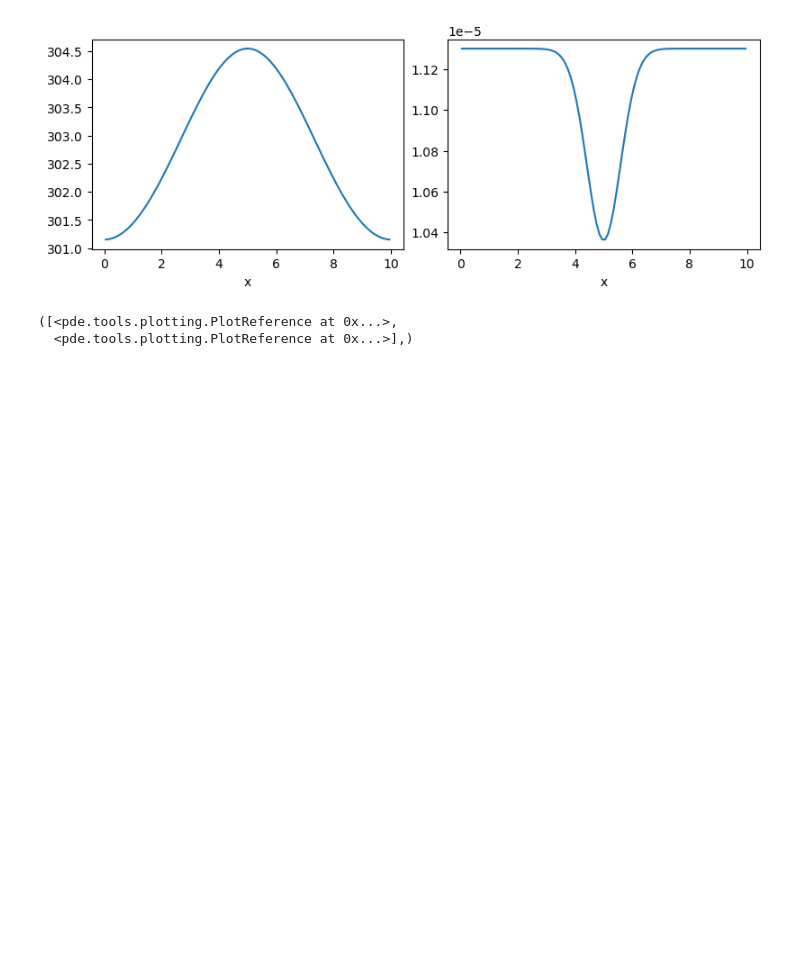
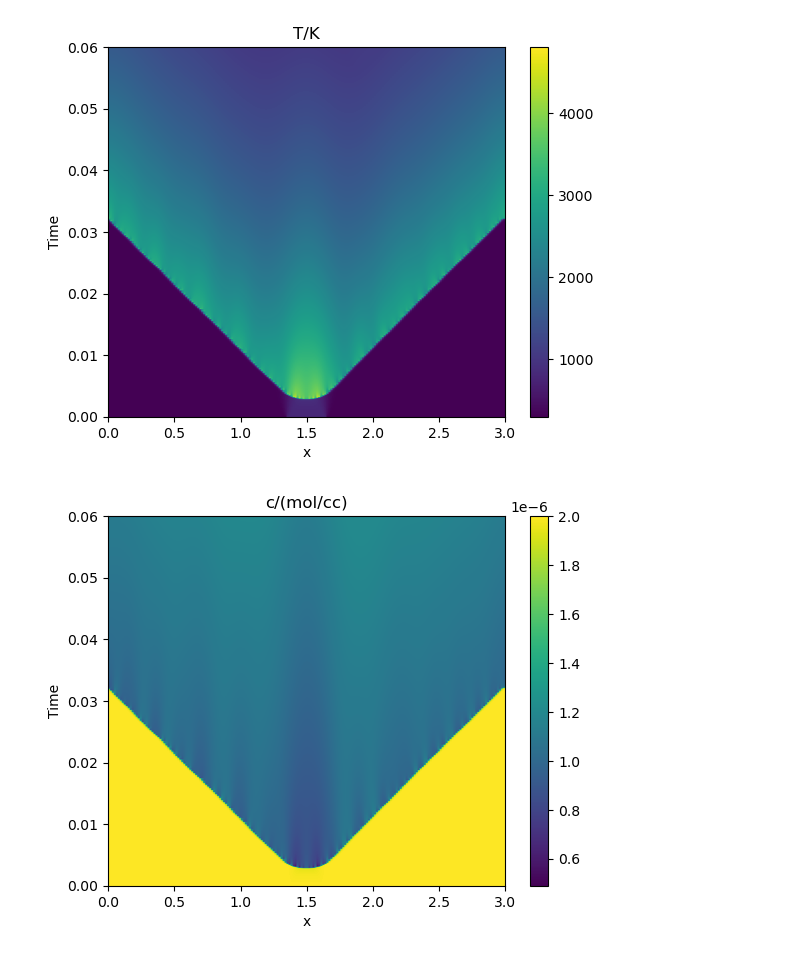
Before and after one commit to majorkovano/plamicak, a Jupyter notebook: sim.ipynb, the cells around one changed output. Saved outputs shown, nothing was run; the diff lists cells and outputs as text; code cells hidden in the pictures; blank space fills up the shorter version.

```diff
--- a/sim.ipynb
+++ b/sim.ipynb
@@ -11,2 +4,0 @@ grid = pde.CartesianGrid([[0,10]],100,periodic=True) #inicijalizacija domene
-# %%
-pobuda = pde.ScalarField.from_expression(grid, '0*exp(-(x-0.5)**2/0.001)') #upaljac
@@ -61,9 +41,9 @@ def A(x, A0, Ea, a, b):
 # %%
+#default vrijednosti konstanti (etanol,zrak)
+
 Tig = 636 #K
-cLFL = 1.24e-6 #mol/cm^3 #3.3%vol
 
 A0 = 1.5e12
-#A0 = 1.5e14
 Ea = 30000 #cal/mol
 a = 0.15
 b = 1.6
@@ -71,15 +51,13 @@ b = 1.6
 H = 0.5#cm
 C1 = 1.5/H #1/s
 D0 = 0.17 #cm^2/s
-C2 = D0/(2*H)**2 #(D0 = difuzijska konstanta etanola, h = visina plamena u cm)
-C2 = 1
+C2 = D0/(2*H/5)**2 #(D0 = difuzijska konstanta etanola, h = visina plamena u cm)
 
 T0 = 300 #K
-c0 = 11.3e-6 #mol/cc
+c0 = 1.4e-6#mol/cc
 qc = 1336.8e3 #J/mol
-#qc = 1336.8e5 #J/mol
-rho = 0.76 #g/bcc
-cp = 3 #J/gK
+rho = 0.5e-3 #g/cc
+cp = 1 #J/gK
+cLFL = 1.2e-6
 
-
-alpha0 = 3 #cm^2/s
+alpha0 = 0.23 #cm^2/s
@@ -110,6 +87,13 @@ pde.plot_kymographs(storage)
-# %%
-result.plot() ,#konacno stanje
-# %% [output]
-[figure, removed]
-([<pde.tools.plotting.PlotReference at 0x...>,
-  <pde.tools.plotting.PlotReference at 0x...>],)
+# %%
+#plotaj
+def plotall(result,storage, filename=""):
+    if filename=="":
+        pde.plot_kymograph(storage.extract_field(0),title="T/K")
+        pde.plot_kymograph(storage.extract_field(1),title="c/(mol/cc)")
+        result[0].plot(ax_style={'ylabel':'T/K'})
+        result[1].plot(ax_style={'ylabel':'c/(mol/cc)'})
+    else:
+        pde.plot_kymograph(storage.extract_field(0),title="T/K", filename=filename+"T.png")
+        pde.plot_kymograph(storage.extract_field(1),title="c/(mol/cc)",filename=filename+"c.png")
+        result[0].plot(ax_style={'ylabel':'T/K'}, filename=filename+"Tf.png")
+        result[1].plot(ax_style={'ylabel':'c/(mol/cc)'},filename=filename+"cf.png")
@@ -115,0 +107,9 @@ result.plot() ,#konacno stanje
+# %%
+C1= 25
+c0= 2e-6
+result,storage = ign(tr=0.06,dt=1e-7,dt_t=1e-5,Tmax=490, tf = 0.02, S=0, N=200)
+# %%
+plotall(result,storage)
+# %% [output]
+[figure, added]
+[figure, added]
```
Also changed, not shown: parts of 14 cells of this notebook, 4 other files.
